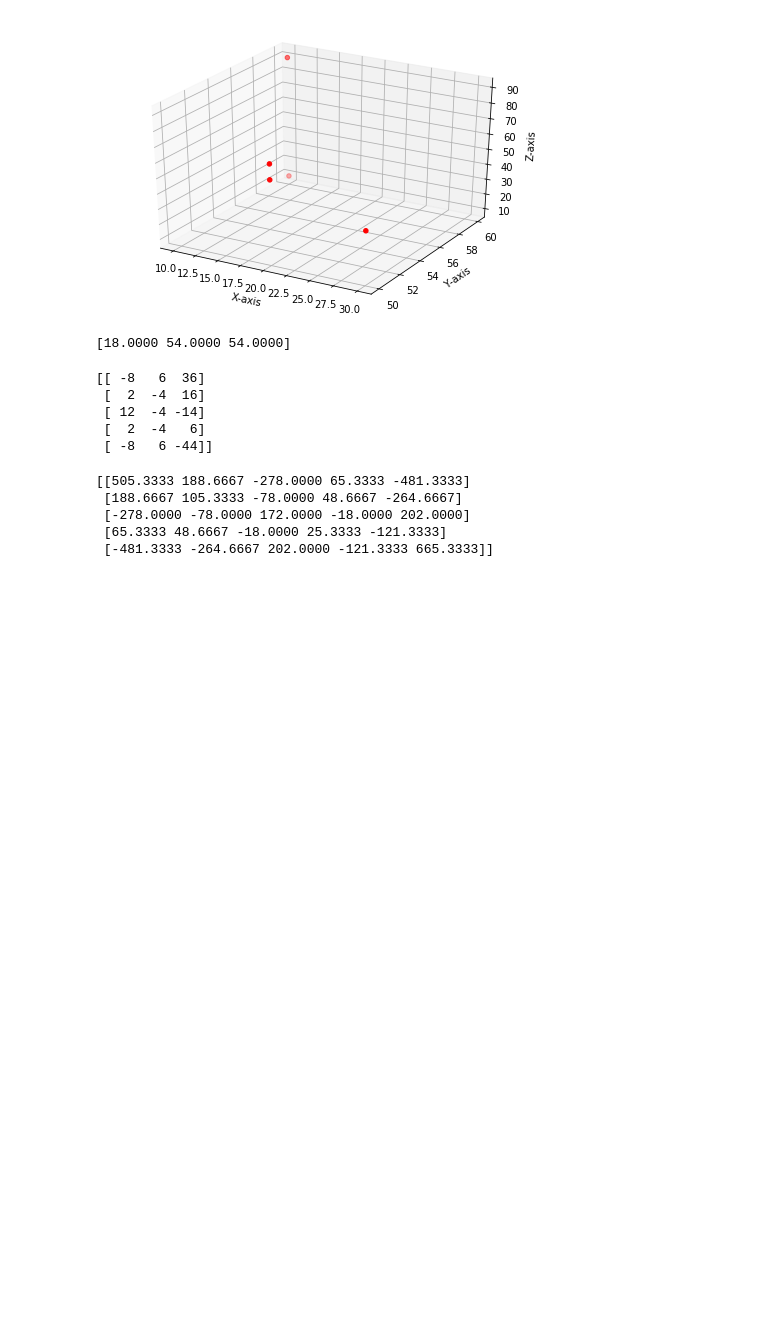
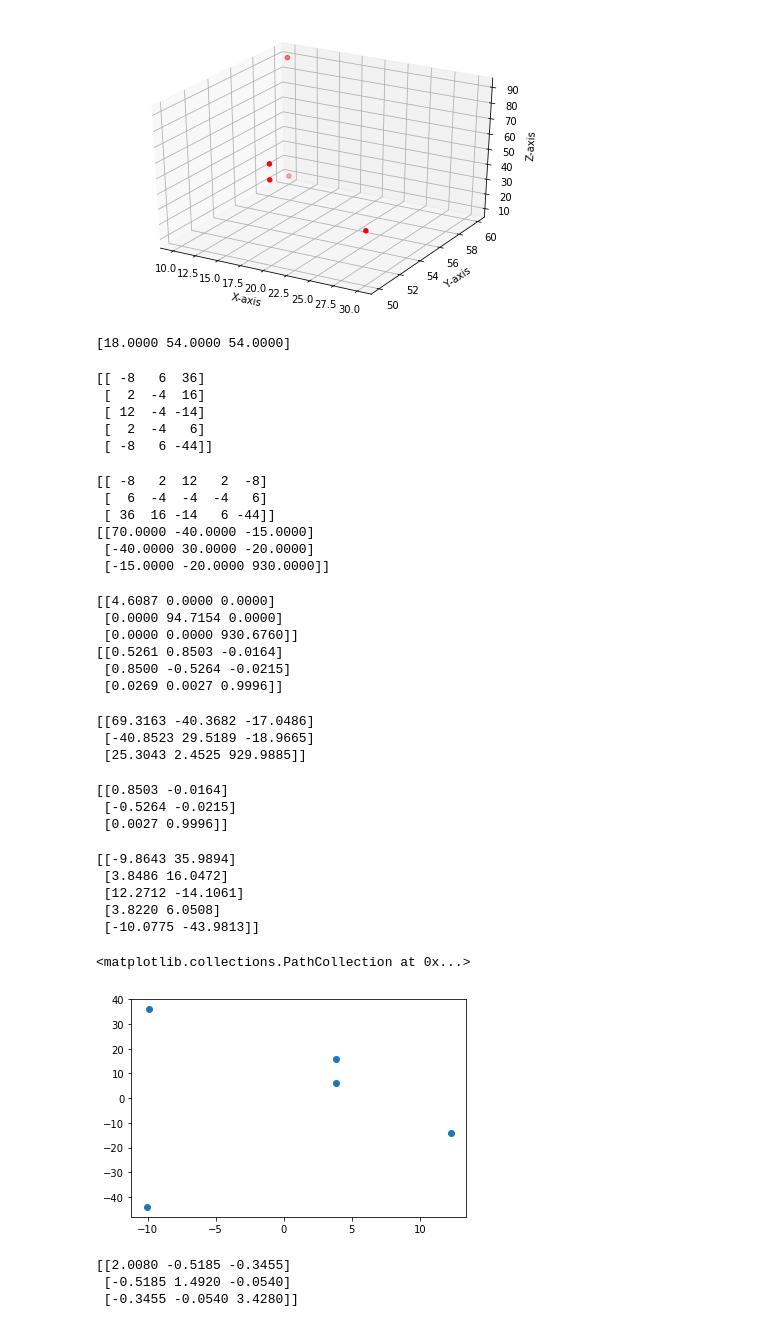
Before and after one commit to Merna177/sheet1_pattern_recognition, a Jupyter notebook: sheeet1.ipynb, the cells around one changed output. Cells and saved outputs as stored; diff of their text form; code cells hidden in the pictures; blank space fills up the shorter version.

```diff
--- a/sheeet1.ipynb
+++ b/sheeet1.ipynb
@@ -90,11 +90,34 @@ print(arrnew)
  [ -8   6 -44]]
 # %%
 #question 3 e
-covariance_matrix = np.cov(arrnew)
+arrtranspose=np.transpose(arrnew)
+covariance_matrix = np.cov(arrtranspose)
 print(covariance_matrix)
 # %% [output]
-[[505.3333 188.6667 -278.0000 65.3333 -481.3333]
- [188.6667 105.3333 -78.0000 48.6667 -264.6667]
- [-278.0000 -78.0000 172.0000 -18.0000 202.0000]
- [65.3333 48.6667 -18.0000 25.3333 -121.3333]
- [-481.3333 -264.6667 202.0000 -121.3333 665.3333]]
+[[ -8   2  12   2  -8]
+ [  6  -4  -4  -4   6]
+ [ 36  16 -14   6 -44]]
+[[70.0000 -40.0000 -15.0000]
+ [-40.0000 30.0000 -20.0000]
+ [-15.0000 -20.0000 930.0000]]
+# %%
+#question 3 f
+eigenvalues, eigenvectors = np.linalg.eigh(covariance_matrix)
+eigenvalues= np.diag(eigenvalues)
+print(eigenvalues)
+print(eigenvectors)
+# %% [output]
+[[4.6087 0.0000 0.0000]
+ [0.0000 94.7154 0.0000]
+ [0.0000 0.0000 930.6760]]
+[[0.5261 0.8503 -0.0164]
+ [0.8500 -0.5264 -0.0215]
+ [0.0269 0.0027 0.9996]]
+# %%
+#question 3 g
+output =  np.matmul(np.matmul(eigenvectors,np.transpose(eigenvalues)),eigenvectors)
+print(output)
+# %% [output]
+[[69.3163 -40.3682 -17.0486]
+ [-40.8523 29.5189 -18.9665]
+ [25.3043 2.4525 929.9885]]
@@ -100,0 +128,35 @@ print(covariance_matrix)
+# %%
+#question 3 i
+projectionMatrix = eigenvectors[:,1:]
+print(projectionMatrix)
+# %% [output]
+[[0.8503 -0.0164]
+ [-0.5264 -0.0215]
+ [0.0027 0.9996]]
+# %%
+#question 3 j
+output_matrix = np.dot(arrnew,projectionMatrix)
+print(output_matrix)
+# %% [output]
+[[-9.8643 35.9894]
+ [3.8486 16.0472]
+ [12.2712 -14.1061]
+ [3.8220 6.0508]
+ [-10.0775 -43.9813]]
+# %%
+pyplot.scatter(output_matrix[:,0],output_matrix[:,1])
+# %% [output]
+<matplotlib.collections.PathCollection at 0x...>
+[figure, added]
+# %%
+#question 4 a
+arrayQ4 = np.array([[0.5,4.5,2.5],[2.2,1.5,0.1], [3.9,3.5,1.1],[2.1,1.9,4.9],[0.5,3.2,1.2]])
+
+meanOfarray = np.mean(arrayQ4, axis = 0)
+z = arrayQ4 - meanOfarray
+co_var = np.cov(z.T)
+print(co_var)
+# %% [output]
+[[2.0080 -0.5185 -0.3455]
+ [-0.5185 1.4920 -0.0540]
+ [-0.3455 -0.0540 3.4280]]
```
Also changed, not shown: parts of 1 cell of this notebook.
